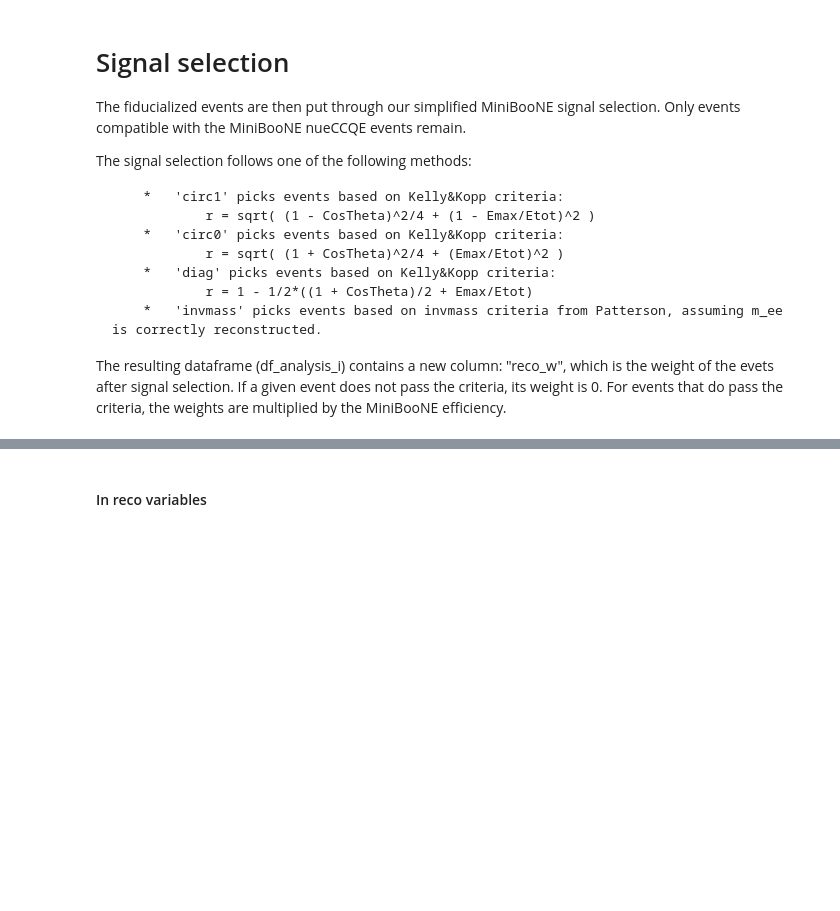
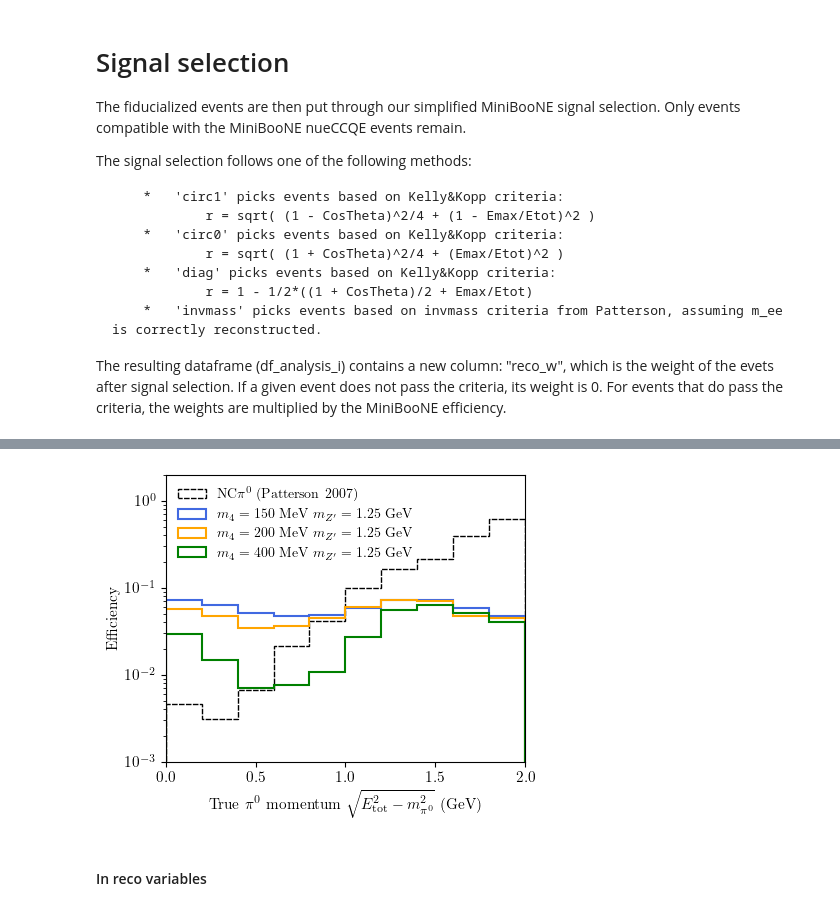
Before and after one commit to mhostert/DarkNews-generator, a Jupyter notebook: examples/Example_4_fastbnb.ipynb, the cells around one changed output, grey strips where cells are left out. Saved outputs shown, nothing was run; the diff lists cells and outputs as text; code cells hidden in the pictures; blank space fills up the shorter version.

```diff
--- a/examples/Example_4_fastbnb.ipynb
+++ b/examples/Example_4_fastbnb.ipynb
@@ -133,32 +138,34 @@ ax.set_yscale('log')
 # %%
 fig, ax = pt.std_fig()
 
 bins = np.linspace(0.0, 2.0, 11, endpoint=True)
 binc = (bins[:-1]+bins[1:])/2
-patterson_eff = np.genfromtxt(open_text('fastbnb.include.Patterson_tools', 'pi0_nueCCQE_eff.dat'))
+patterson_eff = np.genfromtxt(resources.files('fastbnb.include.Patterson_tools').joinpath('pi0_nueCCQE_eff.dat').open())
 ax.hist(binc, bins= bins, weights=patterson_eff, histtype='step', color='black', ls=(1,(4,1)), label=fr'NC$\pi^0$ (Patterson 2007)')
 
 hist_4_t, _ = np.histogram(VAR_4, bins = bins, weights = df_analysis_4['w_event_rate']/np.sum(df_analysis_4['w_event_rate']))
 hist_5_t, _ = np.histogram(VAR_5, bins = bins, weights = df_analysis_5['w_event_rate']/np.sum(df_analysis_5['w_event_rate']))
 hist_6_t, _ = np.histogram(VAR_6, bins = bins, weights = df_analysis_6['w_event_rate']/np.sum(df_analysis_6['w_event_rate']))
 hist_4, _ = np.histogram(VAR_4, bins = bins, weights = df_analysis_4['reco_w']/np.sum(df_analysis_4['w_event_rate']))
 hist_5, _ = np.histogram(VAR_5, bins = bins, weights = df_analysis_5['reco_w']/np.sum(df_analysis_5['w_event_rate']))
 hist_6, _ = np.histogram(VAR_6, bins = bins, weights = df_analysis_6['reco_w']/np.sum(df_analysis_6['w_event_rate']))
 
 eps_4 = df_analysis_4['reco_w'].sum()/df_analysis_4['w_event_rate'].sum()
 eps_5 = df_analysis_5['reco_w'].sum()/df_analysis_5['w_event_rate'].sum()
 eps_6 = df_analysis_6['reco_w'].sum()/df_analysis_6['w_event_rate'].sum()
 
 _ = ax.hist(binc, bins = bins, weights=hist_4/hist_4_t, histtype='step', edgecolor='royalblue', lw=LW, label=r'$m_4 = 150$~MeV $m_{Z^\prime} = 1.25$~GeV')
 _ = ax.hist(binc, bins = bins, weights=hist_5/hist_5_t, histtype='step', edgecolor='orange', lw=LW, label=r'$m_4 = 200$~MeV $m_{Z^\prime} = 1.25$~GeV')
 _ = ax.hist(binc, bins = bins, weights=hist_6/hist_6_t, histtype='step', edgecolor='green', lw=LW, label=r'$m_4 = 400$~MeV $m_{Z^\prime} = 1.25$~GeV')
 
 ax.legend(loc='upper left', ncol=1, fontsize=10)
 ax.set_xlabel(r'True $\pi^0$ momentum $\sqrt{E_{\rm tot}^2 - m_{\pi^0}^2}$ (GeV)')
 ax.set_ylabel(r'Efficiency')
 ax.set_xlim(0, max(bins))
 ax.set_ylim(1e-3, 2)
 ax.set_yscale('log')
+# %% [output]
+[figure, added]
 # %% [markdown]
 #### In reco variables
 # %%
```
Also changed, not shown: parts of 12 cells of this notebook, 8 other files.
